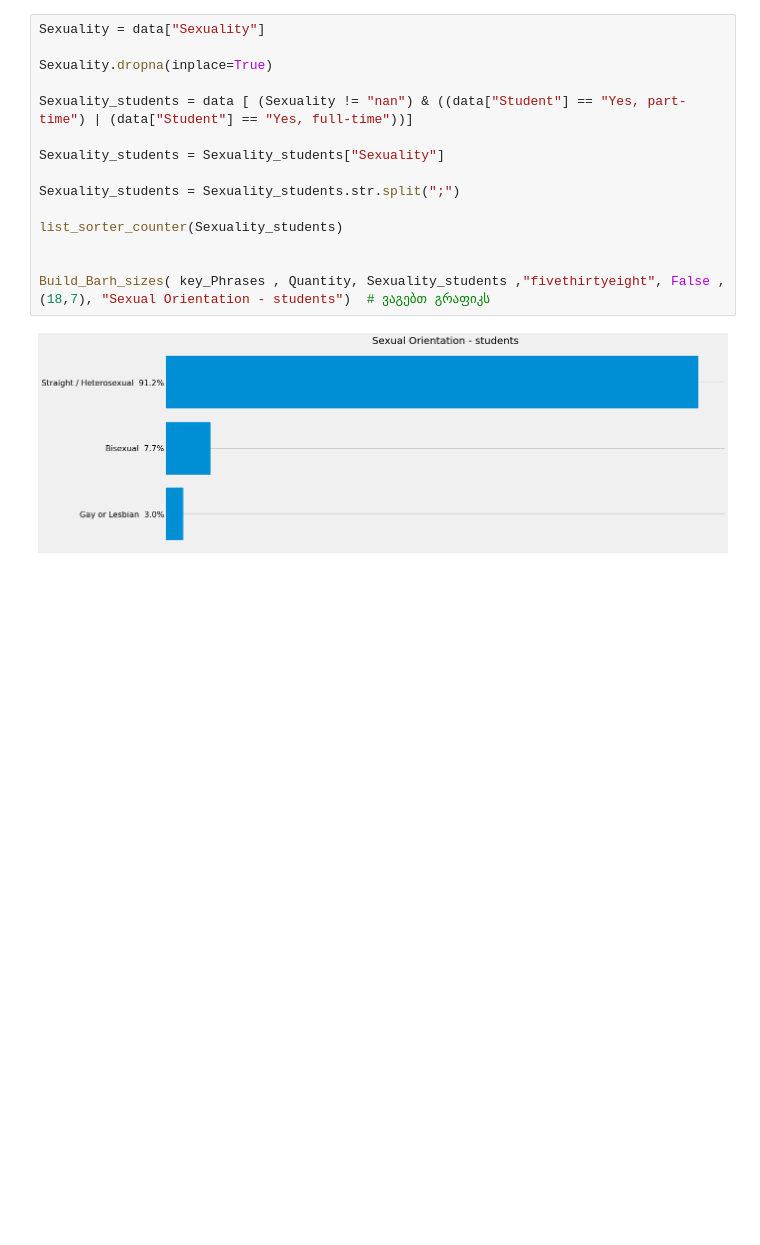
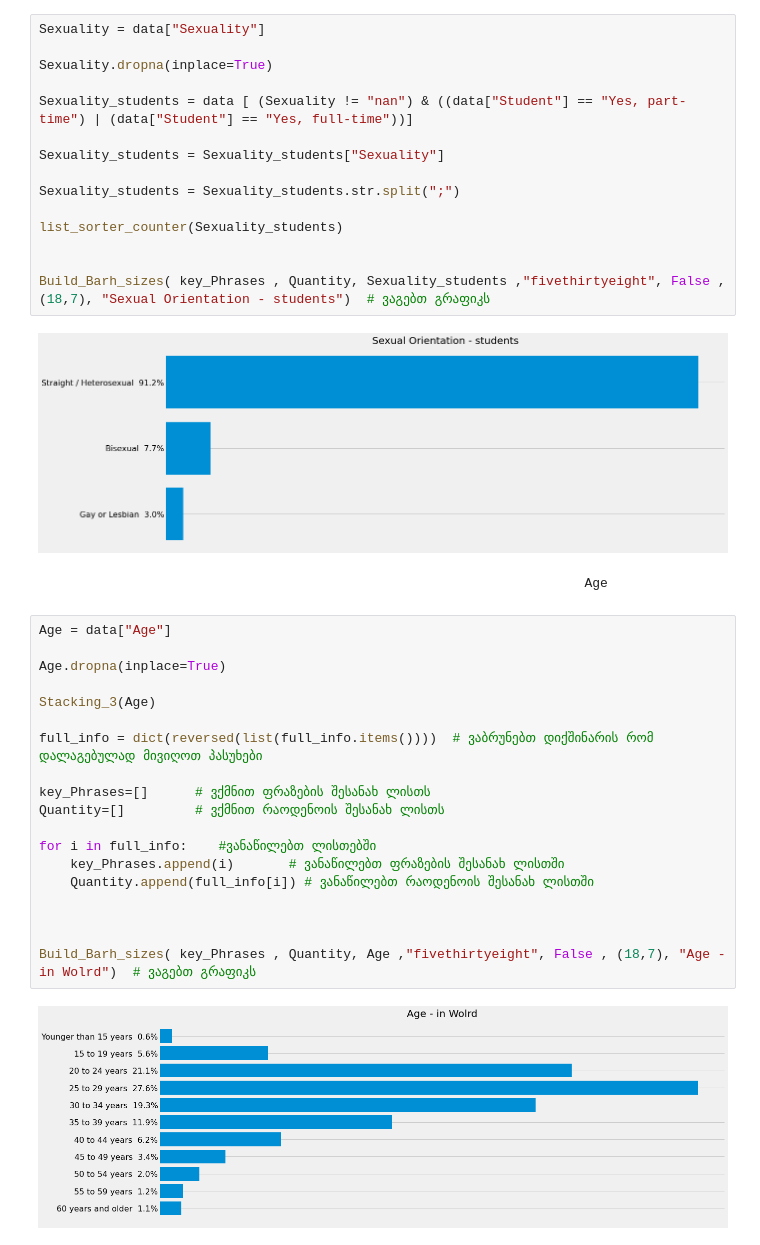
Before and after one commit to anri-Tvalabeishvili/Stackoverflow-Survey-Analysis, a Jupyter notebook: Project.ipynb, the cells around one changed output. Cells and saved outputs as stored; diff of their text form; blank space fills up the shorter version.

```diff
--- a/Project.ipynb
+++ b/Project.ipynb
@@ -984,3 +1084,26 @@ list_sorter_counter(Sexuality_students)
 Build_Barh_sizes( key_Phrases , Quantity, Sexuality_students ,"fivethirtyeight", False , (18,7), "Sexual Orientation - students")  # ვაგებთ გრაფიკს
 # %% [output]
 [figure]
+# %% [markdown]
+                                                                        Age
+# %%
+Age = data["Age"]
+
+Age.dropna(inplace=True)
+
+Stacking_3(Age)
+
+full_info = dict(reversed(list(full_info.items())))  # ვაბრუნებთ დიქშინარის რომ დალაგებულად მივიღოთ პასუხები
+
+key_Phrases=[]      # ვქმნით ფრაზების შესანახ ლისთს
+Quantity=[]         # ვქმნით რაოდენოის შესანახ ლისთს
+
+for i in full_info:    #ვანაწილებთ ლისთებში
+    key_Phrases.append(i)       # ვანაწილებთ ფრაზების შესანახ ლისთში
+    Quantity.append(full_info[i]) # ვანაწილებთ რაოდენოის შესანახ ლისთში
+
+
+
+Build_Barh_sizes( key_Phrases , Quantity, Age ,"fivethirtyeight", False , (18,7), "Age - in Wolrd")  # ვაგებთ გრაფიკს
+# %% [output]
+[figure, added]
```
Also changed, not shown: parts of 16 cells of this notebook, 2 other files.
